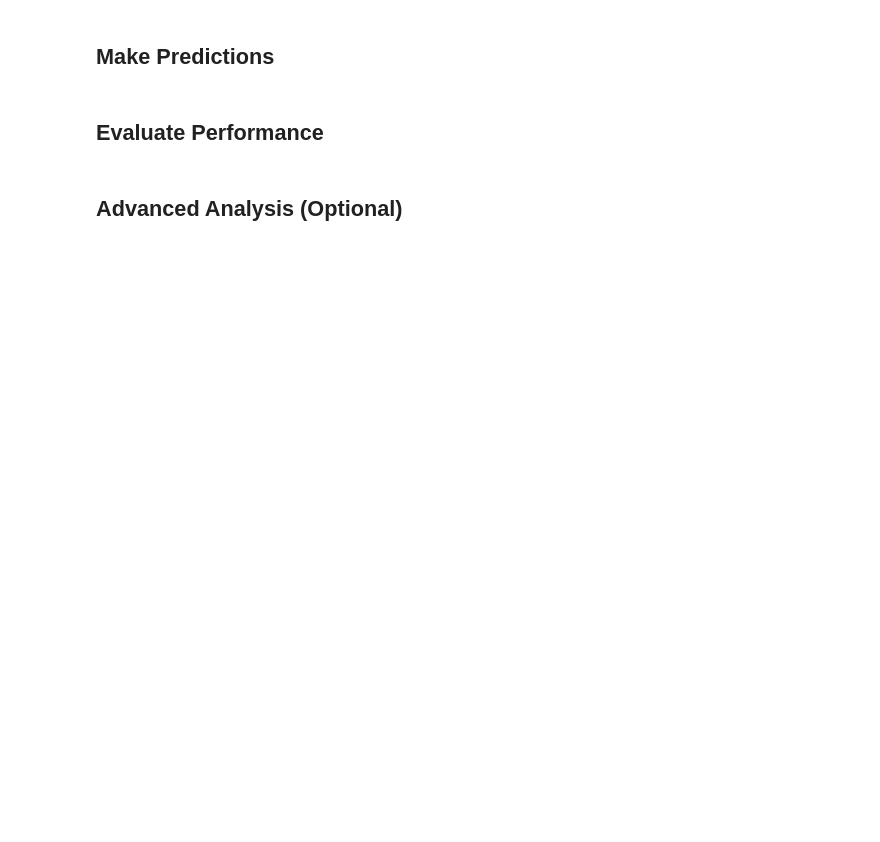
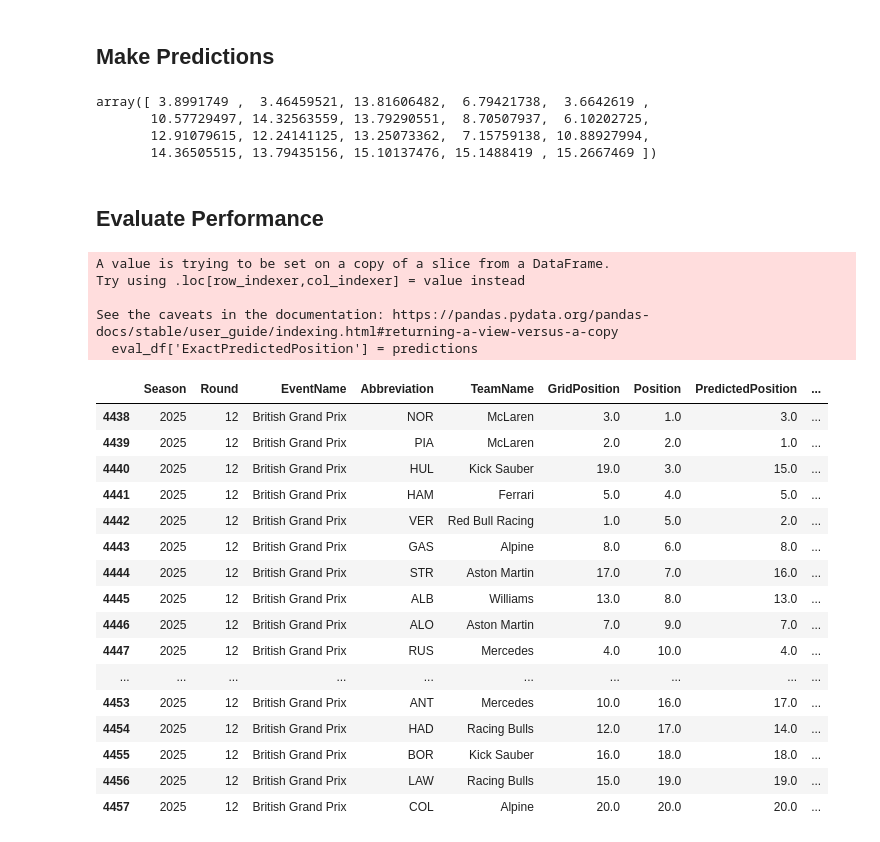
Before and after one commit to heeelol/F1-Predictor, a Jupyter notebook: notebooks/f1_model_evaluation.ipynb, the cells around one changed output. Saved outputs shown, nothing was run; the diff lists cells and outputs as text; code cells hidden in the pictures; blank space fills up the shorter version.

```diff
--- a/notebooks/f1_model_evaluation.ipynb
+++ b/notebooks/f1_model_evaluation.ipynb
@@ -22,5 +25,5 @@ from model_loader import load_model
 # %%
-model = load_model('../models/GradientBoosting_F1_Race_Predictor_model.joblib', True)
+model = load_model('../models/V1_GradientBoosting_F1_Race_Predictor_model.joblib', True)
 
 model
 # %% [output]
@@ -30,0 +38,8 @@ GradientBoostingRegressor(learning_rate=0.05, random_state=42)
+# %%
+year = 2025
+round = 12
+
+df = pd.read_csv(r'C:\Users\CLL\OneDrive\Documents\GitHub\F1-Predictor\notebooks\2015_to_2025_df.csv')
+eval_df = df.loc[(df['Season'] == year) & (df['Round'] == round)]
+
+eval_df.head(5)
@@ -30,0 +55,7 @@ GradientBoostingRegressor(learning_rate=0.05, random_state=42)
+# %%
+test = preprocess_input(eval_df)
+
+X = test.drop('Position', axis=1)
+y = test['Position']
+
+test.head(5) # For visualisation purposes
@@ -31,6 +70,44 @@ GradientBoostingRegressor(learning_rate=0.05, random_state=42)
 # %% [markdown]
 ## Make Predictions
+# %%
+predictions = model.predict(X)
+
+predictions
+# %% [output]
+array([ 3.8991749 ,  3.46459521, 13.81606482,  6.79421738,  3.6642619 ,
+       10.57729497, 14.32563559, 13.79290551,  8.70507937,  6.10202725,
+       12.91079615, 12.24141125, 13.25073362,  7.15759138, 10.88927994,
+       14.36505515, 13.79435156, 15.10137476, 15.1488419 , 15.2667469 ])
 # %% [markdown]
 ## Evaluate Performance
-# %% [markdown]
-## Advanced Analysis (Optional)
+# %%
+eval_df['ExactPredictedPosition'] = predictions
+
+df_sorted = eval_df.sort_values('ExactPredictedPosition')
+df_sorted['PredictedPosition'] = [float(i) for i in range (1, 21)]
+df_sorted = df_sorted.sort_values('Position')
+
+df_sorted[['Season', 'Round', 'EventName', 'Abbreviation', 'TeamName', 'GridPosition', 'Position', 'PredictedPosition', 'ExactPredictedPosition']]
+# %% [output]
+A value is trying to be set on a copy of a slice from a DataFrame.
+Try using .loc[row_indexer,col_indexer] = value instead
+
+See the caveats in the documentation: https://pandas.pydata.org/pandas-docs/stable/user_guide/indexing.html#returning-a-view-versus-a-copy
+  eval_df['ExactPredictedPosition'] = predictions
+|  | Season | Round | EventName | Abbreviation | TeamName | GridPosition | Position | PredictedPosition | ... |
+| 4438 | 2025 | 12 | British Grand Prix | NOR | McLaren | 3.0 | 1.0 | 3.0 | ... |
+| 4439 | 2025 | 12 | British Grand Prix | PIA | McLaren | 2.0 | 2.0 | 1.0 | ... |
+| 4440 | 2025 | 12 | British Grand Prix | HUL | Kick Sauber | 19.0 | 3.0 | 15.0 | ... |
+| 4441 | 2025 | 12 | British Grand Prix | HAM | Ferrari | 5.0 | 4.0 | 5.0 | ... |
+| 4442 | 2025 | 12 | British Grand Prix | VER | Red Bull Racing | 1.0 | 5.0 | 2.0 | ... |
+| 4443 | 2025 | 12 | British Grand Prix | GAS | Alpine | 8.0 | 6.0 | 8.0 | ... |
+| 4444 | 2025 | 12 | British Grand Prix | STR | Aston Martin | 17.0 | 7.0 | 16.0 | ... |
+| 4445 | 2025 | 12 | British Grand Prix | ALB | Williams | 13.0 | 8.0 | 13.0 | ... |
+| 4446 | 2025 | 12 | British Grand Prix | ALO | Aston Martin | 7.0 | 9.0 | 7.0 | ... |
+| 4447 | 2025 | 12 | British Grand Prix | RUS | Mercedes | 4.0 | 10.0 | 4.0 | ... |
+| ... | ... | ... | ... | ... | ... | ... | ... | ... | ... |
+| 4453 | 2025 | 12 | British Grand Prix | ANT | Mercedes | 10.0 | 16.0 | 17.0 | ... |
+| 4454 | 2025 | 12 | British Grand Prix | HAD | Racing Bulls | 12.0 | 17.0 | 14.0 | ... |
+| 4455 | 2025 | 12 | British Grand Prix | BOR | Kick Sauber | 16.0 | 18.0 | 18.0 | ... |
+| 4456 | 2025 | 12 | British Grand Prix | LAW | Racing Bulls | 15.0 | 19.0 | 19.0 | ... |
+| 4457 | 2025 | 12 | British Grand Prix | COL | Alpine | 20.0 | 20.0 | 20.0 | ... |
```
Also changed, not shown: parts of 9 cells of this notebook, 18 other files.
